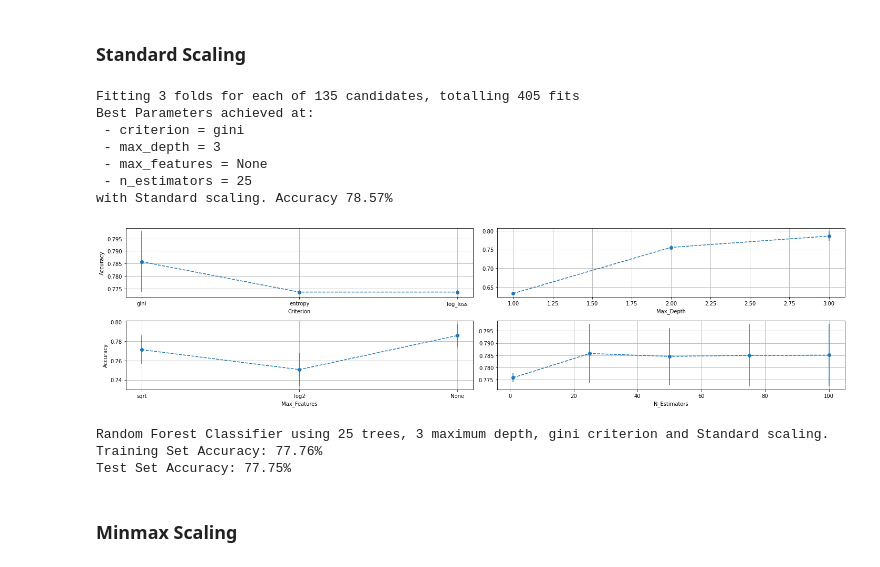
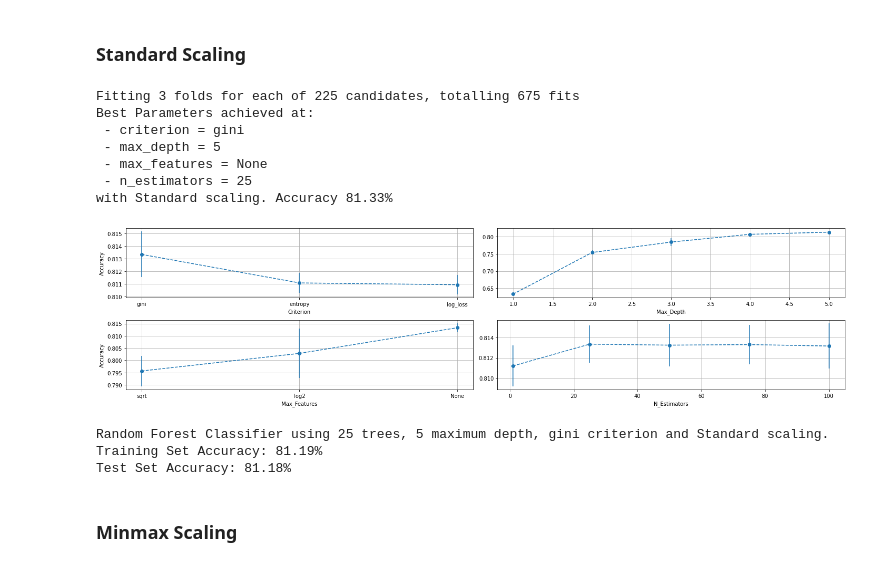
Before and after one commit to ranaabouhussein/Kmean_clustering, a Jupyter notebook: Classification Project/Classify.ipynb, the cells around one changed output. Saved outputs shown, nothing was run; the diff lists cells and outputs as text; code cells hidden in the pictures.

```diff
--- a/Classification Project/Classify.ipynb
+++ b/Classification Project/Classify.ipynb
@@ -623,29 +633,29 @@ Test Set Accuracy: 83.02%
 ### Standard Scaling
 # %%
 num_test_estimators_values = 5
-num_test_max_depth_values = 3
+num_test_max_depth_values = 5
 n_estimators = np.linspace(1,100, num_test_estimators_values, dtype=int)
 max_depth = np.arange(1,num_test_max_depth_values+1)
 criterion = ["gini", "entropy", "log_loss"]
 max_features = ["sqrt", "log2", None]
 rfc_model = RandomForestClassifier(n_jobs=-1)
 search_params = {"n_estimators":n_estimators, "max_depth":max_depth, "criterion":criterion, "max_features":max_features}
 rfc_std_res = GridSearchCV(rfc_model, search_params, n_jobs=3, verbose=1, cv=3).fit(x_std_train, y_train)
 
 print("Best Parameters achieved at:")
 for k,v in rfc_std_res.best_params_.items():
     print(f" - {k} = {v}")
 print(f"with Standard scaling. Accuracy {rfc_std_res.best_score_*100:.2f}%")
 plot_search_results(rfc_std_res)
 # %% [output]
-Fitting 3 folds for each of 135 candidates, totalling 405 fits
+Fitting 3 folds for each of 225 candidates, totalling 675 fits
 Best Parameters achieved at:
  - criterion = gini
- - max_depth = 3
+ - max_depth = 5
  - max_features = None
  - n_estimators = 25
-with Standard scaling. Accuracy 78.57%
+with Standard scaling. Accuracy 81.33%
-[figure, old version]
+[figure, new version]
 # %%
 n_estimators = rfc_std_res.best_params_["n_estimators"]
 criterion = rfc_std_res.best_params_["criterion"]
@@ -658,9 +668,9 @@ print(f"Random Forest Classifier using {n_estimators} trees, {max_depth} maximum
 print(f"Training Set Accuracy: {train_score*100:.2f}%")
 print(f"Test Set Accuracy: {test_score*100:.2f}%")
 # %% [output]
-Random Forest Classifier using 25 trees, 3 maximum depth, gini criterion and Standard scaling.
-Training Set Accuracy: 77.76%
-Test Set Accuracy: 77.75%
+Random Forest Classifier using 25 trees, 5 maximum depth, gini criterion and Standard scaling.
+Training Set Accuracy: 81.19%
+Test Set Accuracy: 81.18%
 # %% [markdown]
 ### Minmax Scaling
 # %%
```
Also changed, not shown: parts of 7 cells of this notebook.
